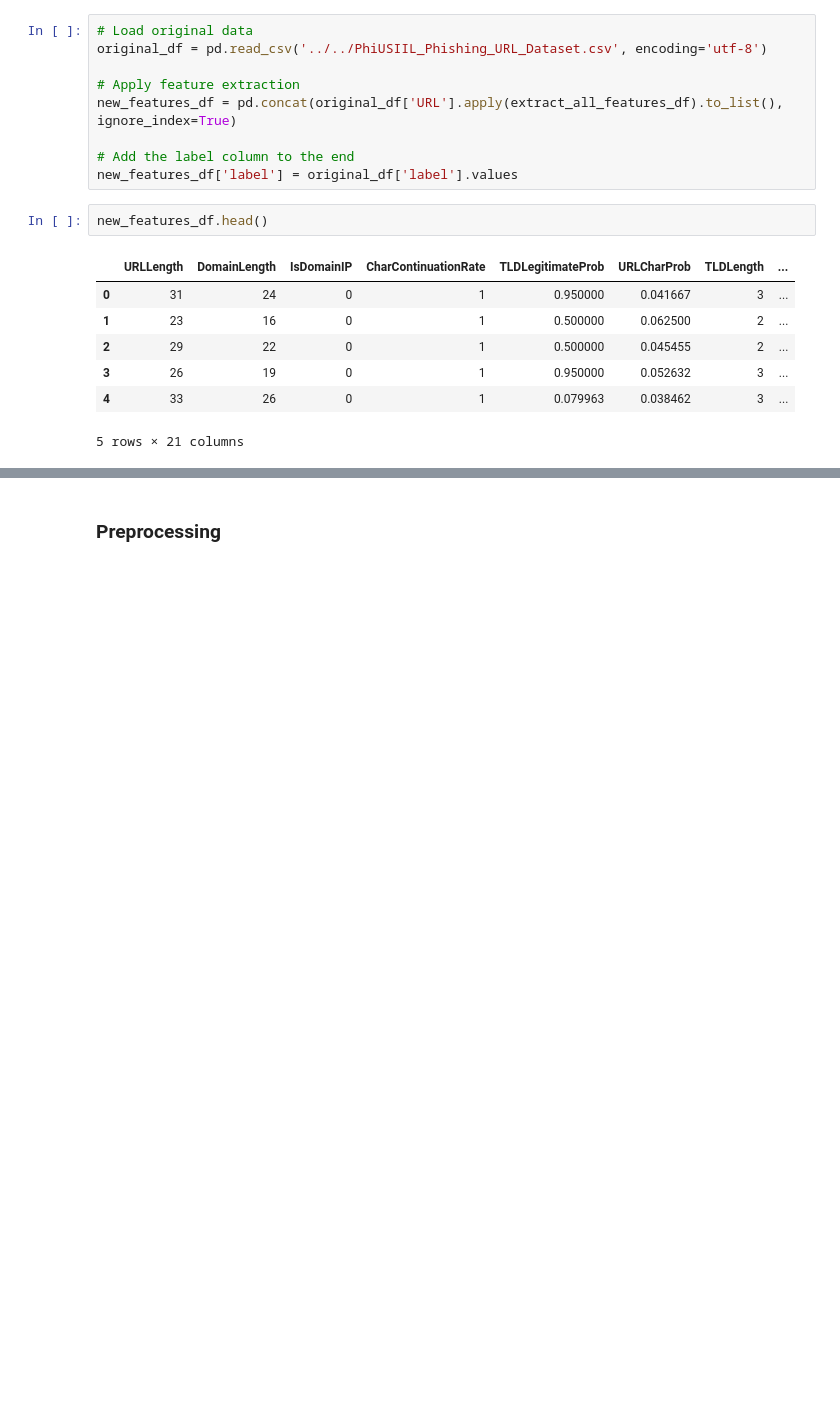
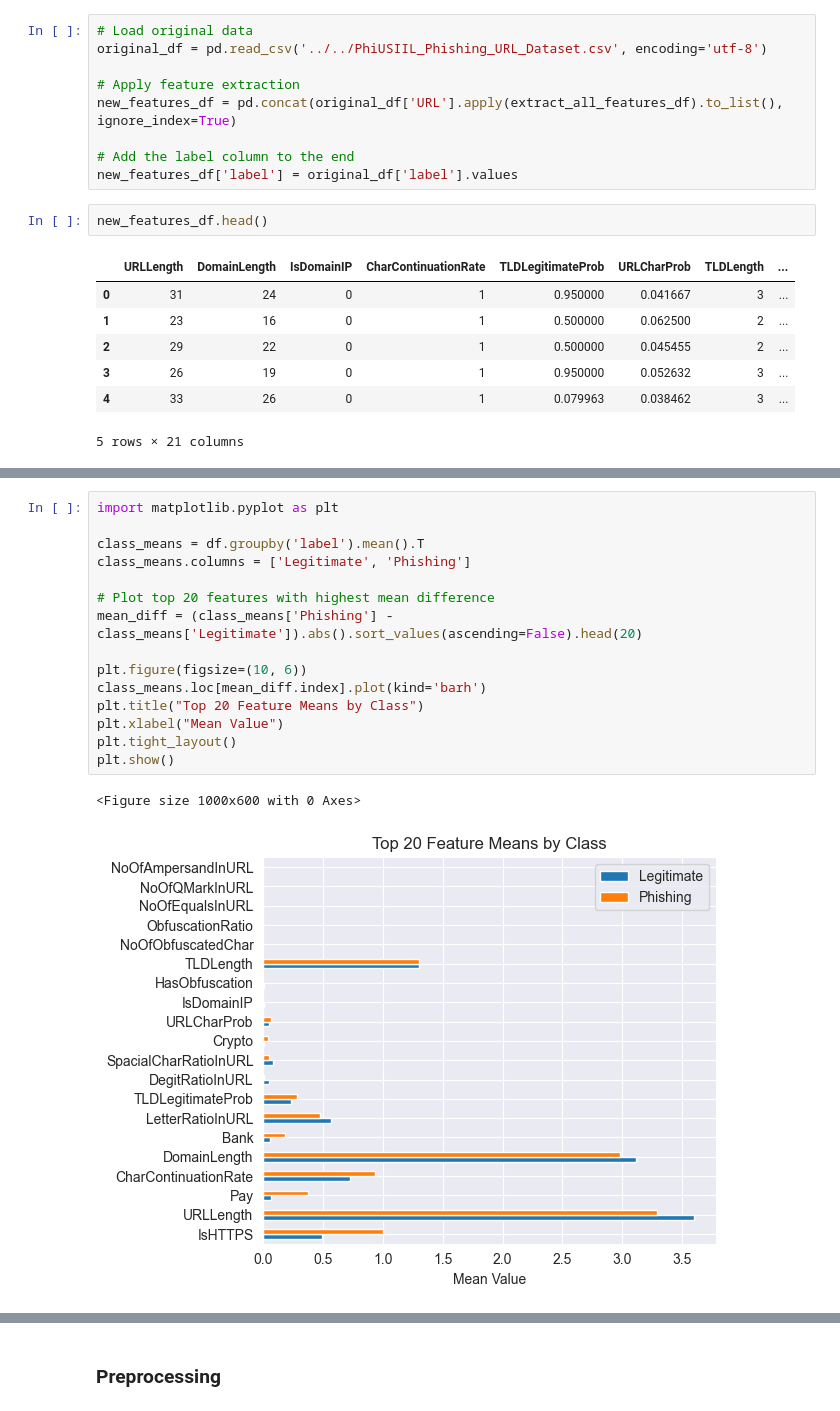
Before and after one commit to tarek-ibr/PhishGuard, a Jupyter notebook: backend/Model.ipynb, the cells around one changed output, grey strips where cells are left out. Saved outputs shown, nothing was run; the diff lists cells and outputs as text; blank space fills up the shorter version.

```diff
--- a/backend/Model.ipynb
+++ b/backend/Model.ipynb
@@ -868,0 +906,18 @@ new_features_df.head()
+# %%
+import matplotlib.pyplot as plt
+
+class_means = df.groupby('label').mean().T
+class_means.columns = ['Legitimate', 'Phishing']
+
+# Plot top 20 features with highest mean difference
+mean_diff = (class_means['Phishing'] - class_means['Legitimate']).abs().sort_values(ascending=False).head(20)
+
+plt.figure(figsize=(10, 6))
+class_means.loc[mean_diff.index].plot(kind='barh')
+plt.title("Top 20 Feature Means by Class")
+plt.xlabel("Mean Value")
+plt.tight_layout()
+plt.show()
+# %% [output]
+<Figure size 1000x600 with 0 Axes>
+[figure, added]
```
Also changed, not shown: parts of 13 cells of this notebook.
